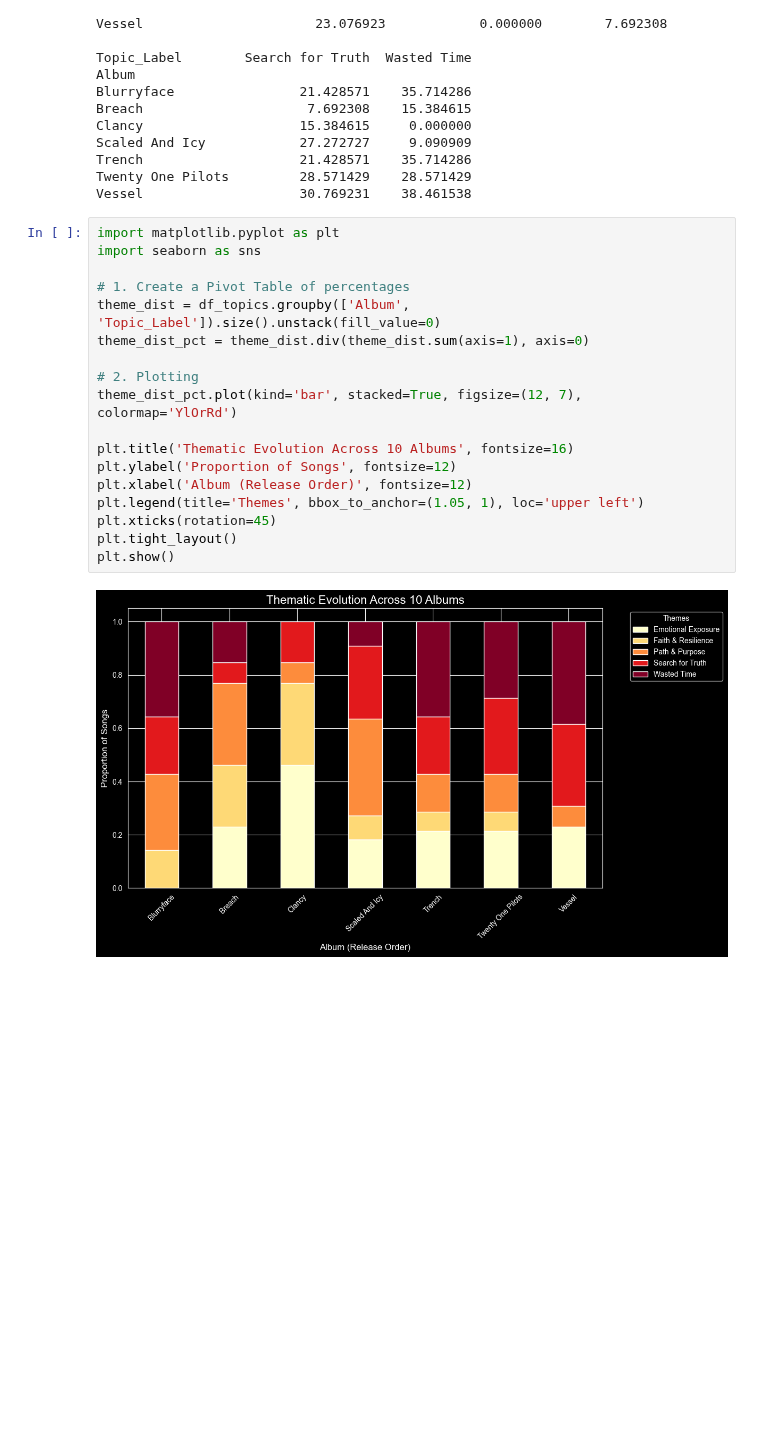
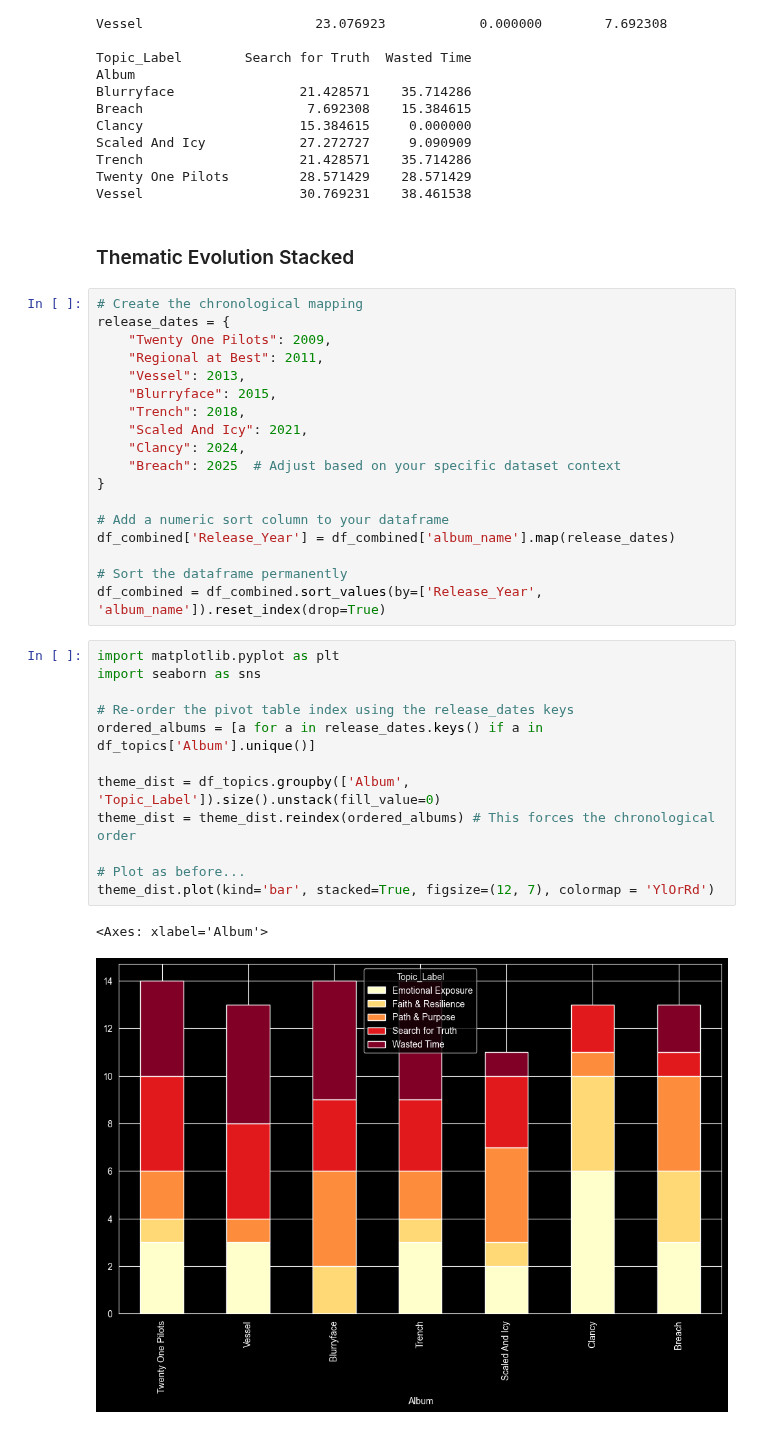
Before and after one commit to MeredithClikkie/torchbearerlab.github.io, a Jupyter notebook: AllAlbumLyrics.ipynb, the cells around one changed output. Drawn from its saved outputs; the diff is of its cells as text; blank space fills up the shorter version.

```diff
--- a/AllAlbumLyrics.ipynb
+++ b/AllAlbumLyrics.ipynb
@@ -739,23 +739,38 @@ Scaled And Icy            27.272727     9.090909
 Trench                    21.428571    35.714286
 Twenty One Pilots         28.571429    28.571429
 Vessel                    30.769231    38.461538
+# %% [markdown]
+### Thematic Evolution Stacked
+# %%
+# Create the chronological mapping
+release_dates = {
+    "Twenty One Pilots": 2009,
+    "Regional at Best": 2011,
+    "Vessel": 2013,
+    "Blurryface": 2015,
+    "Trench": 2018,
+    "Scaled And Icy": 2021,
+    "Clancy": 2024,
+    "Breach": 2025  # Adjust based on your specific dataset context
+}
+
+# Add a numeric sort column to your dataframe
+df_combined['Release_Year'] = df_combined['album_name'].map(release_dates)
+
+# Sort the dataframe permanently
+df_combined = df_combined.sort_values(by=['Release_Year', 'album_name']).reset_index(drop=True)
 # %%
 import matplotlib.pyplot as plt
 import seaborn as sns
 
-# 1. Create a Pivot Table of percentages
+# Re-order the pivot table index using the release_dates keys
+ordered_albums = [a for a in release_dates.keys() if a in df_topics['Album'].unique()]
+
 theme_dist = df_topics.groupby(['Album', 'Topic_Label']).size().unstack(fill_value=0)
-theme_dist_pct = theme_dist.div(theme_dist.sum(axis=1), axis=0)
+theme_dist = theme_dist.reindex(ordered_albums) # This forces the chronological order
 
-# 2. Plotting
-theme_dist_pct.plot(kind='bar', stacked=True, figsize=(12, 7), colormap='YlOrRd')
-
-plt.title('Thematic Evolution Across 10 Albums', fontsize=16)
-plt.ylabel('Proportion of Songs', fontsize=12)
-plt.xlabel('Album (Release Order)', fontsize=12)
-plt.legend(title='Themes', bbox_to_anchor=(1.05, 1), loc='upper left')
-plt.xticks(rotation=45)
-plt.tight_layout()
-plt.show()
+# Plot as before...
+theme_dist.plot(kind='bar', stacked=True, figsize=(12, 7), colormap = 'YlOrRd')
 # %% [output]
+<Axes: xlabel='Album'>
-[figure, old version]
+[figure, new version]
```
Also changed, not shown: parts of 30 cells of this notebook.
